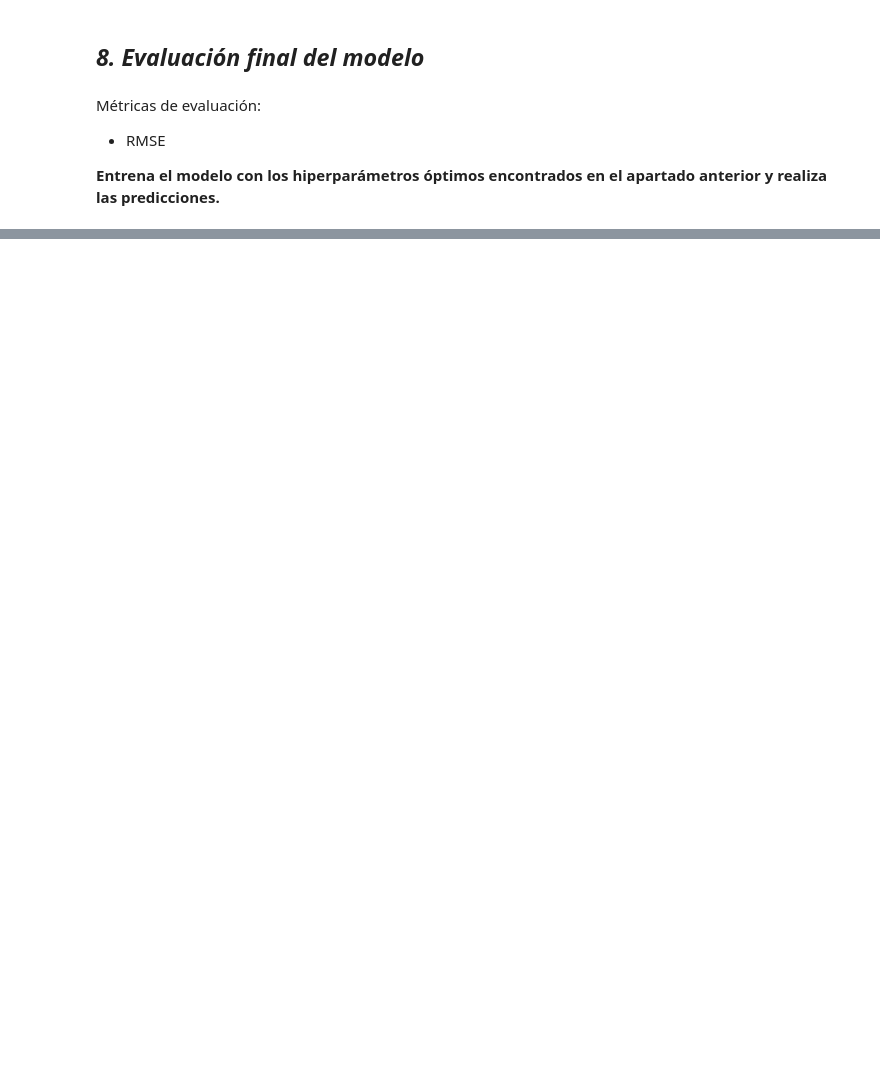
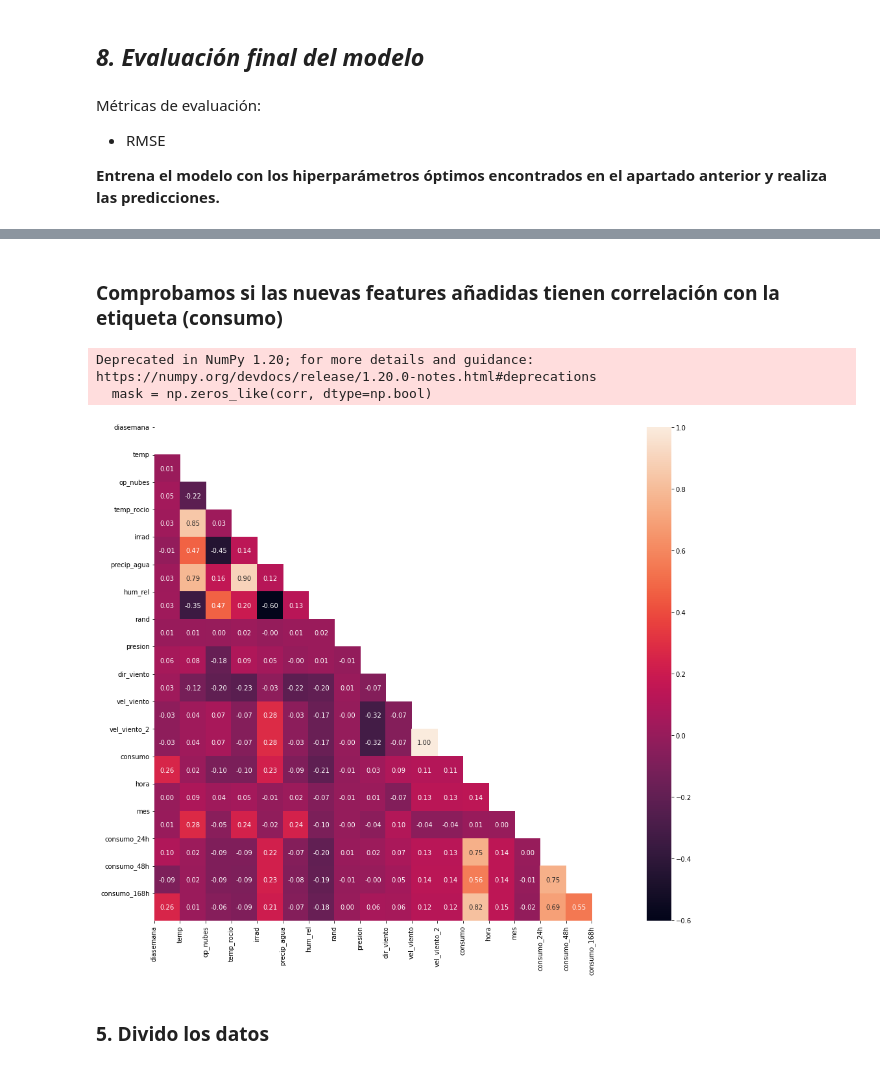
Before and after one commit to sbarja/curso-intro-machine-learning, a Jupyter notebook: EJ2-regresion-consumos-solucion.ipynb, the cells around one changed output, grey strips where cells are left out. Drawn from its saved outputs; the diff is of its cells as text; code cells hidden in the pictures; blank space fills up the shorter version.

```diff
--- a/EJ2-regresion-consumos-solucion.ipynb
+++ b/EJ2-regresion-consumos-solucion.ipynb
@@ -498,0 +505,7 @@ Métricas de evaluación:
+# %%
+
+# Creamos variables pasadas "lag variables" del target.
+
+data['consumo_24h'] = data['consumo'].shift(24) # Crea una lag variable de 24 horas (1 día)
+data['consumo_48h'] = data['consumo'].shift(48) # Crea una lag variable de 48 horas (2 días)
+data['consumo_168h'] = data['consumo'].shift(168) # Crea una lag variable de 168 horas (1 semana)
@@ -498,0 +554,2 @@ Métricas de evaluación:
+# %%
+data = data.dropna()   # elimina todas las filas que contenga algún Nan
@@ -498,0 +572,28 @@ Métricas de evaluación:
+# %% [markdown]
+### Comprobamos si las nuevas features añadidas tienen correlación con la etiqueta (consumo)
+# %%
+# Otra librería de visualización de datos
+import seaborn as sns
+
+# Cálculo de coeficientes de correlación
+corr = data.corr(method='pearson')
+
+# Quitar valores repetidos
+mask = np.zeros_like(corr, dtype=np.bool)
+mask[np.triu_indices_from(mask)] = True
+
+f, ax = plt.subplots(figsize=(16, 14))
+#Generar Heat Map,
+sns.heatmap(corr, annot=True, fmt=".2f" , mask=mask,)
+    # xticks
+plt.xticks(range(len(corr.columns)), corr.columns);
+    # yticks
+plt.yticks(range(len(corr.columns)), corr.columns)
+    # plot
+plt.show()
+# %% [output]
+Deprecated in NumPy 1.20; for more details and guidance: https://numpy.org/devdocs/release/1.20.0-notes.html#deprecations
+  mask = np.zeros_like(corr, dtype=np.bool)
+[figure, added]
+# %% [markdown]
+### 5. Divido los datos
```
Also changed, not shown: parts of 40 cells of this notebook.
